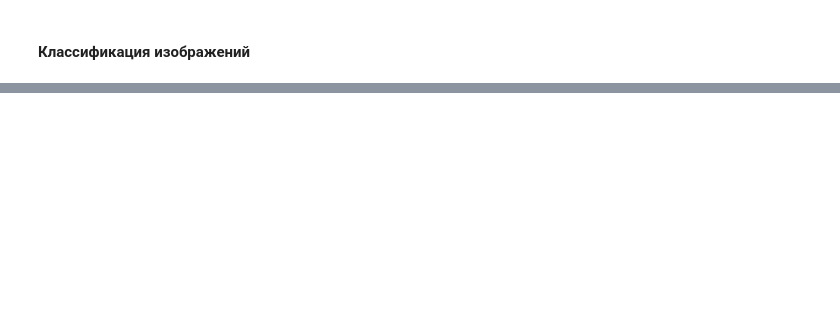
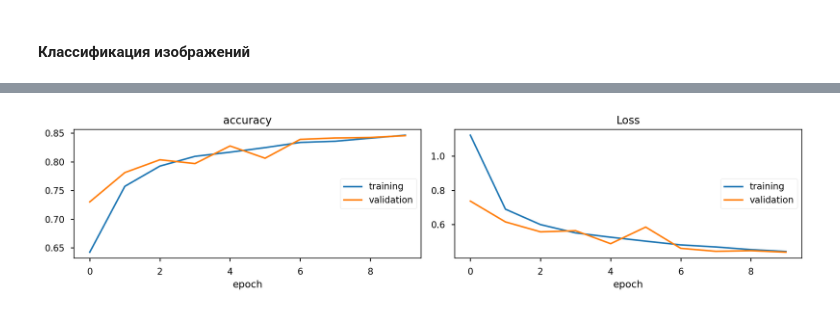
Before and after one commit to alextanch/computer-vision, a Jupyter notebook: notebooks/notebook_01.ipynb, the cells around one changed output, grey strips where cells are left out. Drawn from its saved outputs; the diff is of its cells as text; code cells hidden in the pictures; blank space fills up the shorter version.

```diff
--- a/notebooks/notebook_01.ipynb
+++ b/notebooks/notebook_01.ipynb
@@ -555,8 +636,10 @@ class Classication(nn.Module):
 
         return y
 # %%
-model = Classication()
+model = Classification()
 
-y_hat = model(x)
+x, y = next(iter(valid_loader))
+
+y_hat = model(x.unsqueeze(1).float())
 
 print(f"y_hat shape: {y_hat.shape}")
@@ -568,7 +671,8 @@ print(torchinfo.summary(model, input_size=x.shape, device="cpu"))
 loss_fn = nn.CrossEntropyLoss()
 
 x, y = next(iter(train_loader))
-y_hat = model(x)
+
+y_hat = model(x.unsqueeze(1).float())
 
 loss = loss_fn(y_hat, y)
 
@@ -583,12 +689,14 @@ metric = MulticlassAccuracy(num_classes=10, average=None)
 iterator = iter(valid_loader)
 
 x, y = next(iterator)
-y_hat = model(x)
-metric.update(y_hat, y)
+y_hat = model(x.unsqueeze(1).float())
+
+metric.update(y_hat, y.long())
 
 x, y = next(iterator)
-y_hat = model(x)
-metric.update(y_hat, y)
+y_hat = model(x.unsqueeze(1).float())
+
+metric.update(y_hat, y.long())
 
 accuracy = metric.compute()
 
@@ -620,0 +709,74 @@ print(f"Test dataset size = {len(test_dataset)}")
+# %%
+from torchmetrics.classification import MulticlassAccuracy
+from torchmetrics.aggregation import MeanMetric
+
+# params
+epochs = 10
+
+model = model.to(device)
+
+plot = PlotLosses(figsize=(12, 3))
+
+best_metric = 0
+
+for epoch in range(epochs):
+    # training
+    model.train()
+    batch_losses = torch.empty(0)
+
+    metric = MulticlassAccuracy(num_classes=10, average=None)
+    mean_loss = MeanMetric()
+
+    for x, y in train_loader:
+        x = x.unsqueeze(1).float().to(device)
+        y = y.long().to(device)
+
+        y_hat = model(x)
+        loss = loss_fn(y_hat, y)
+
+        optimizer.zero_grad()
+        loss.backward()
+        optimizer.step()
+
+        mean_loss.update(loss.detach().cpu())
+        metric.update(y_hat.detach().cpu(), y.cpu())
+
+    train_epoch_loss = mean_loss.compute()
+    train_epoch_metric = metric.compute().mean()
+
+    # validation
+    model.train()
+    batch_losses = torch.empty(0)
+
+    metric = MulticlassAccuracy(num_classes=10, average=None)
+    mean_loss = MeanMetric()
+
+    for x, y in valid_loader:
+        x = x.unsqueeze(1).float().to(device)
+        y = y.long().to(device)
+
+        with torch.no_grad():
+            y_hat = model(x)
+
+        loss = loss_fn(y_hat, y)
+
+        mean_loss.update(loss.cpu())
+        metric.update(y_hat.cpu(), y.cpu())
+
+    valid_epoch_loss = mean_loss.compute()
+    valid_epoch_metric = metric.compute().mean()
+
+    if best_metric < valid_epoch_metric:
+        best_metric = valid_epoch_metric
+        torch.save(model.state_dict(), DATA_DIR / "classification.pth")
+
+    plot.update({
+        "loss": train_epoch_loss,
+        "val_loss": valid_epoch_loss,
+        "accuracy": train_epoch_metric,
+        "val_accuracy": valid_epoch_metric
+    })
+
+    plot.send()
+# %% [output]
+[figure, added]
```
Also changed, not shown: parts of 48 cells of this notebook, 5 other files.
